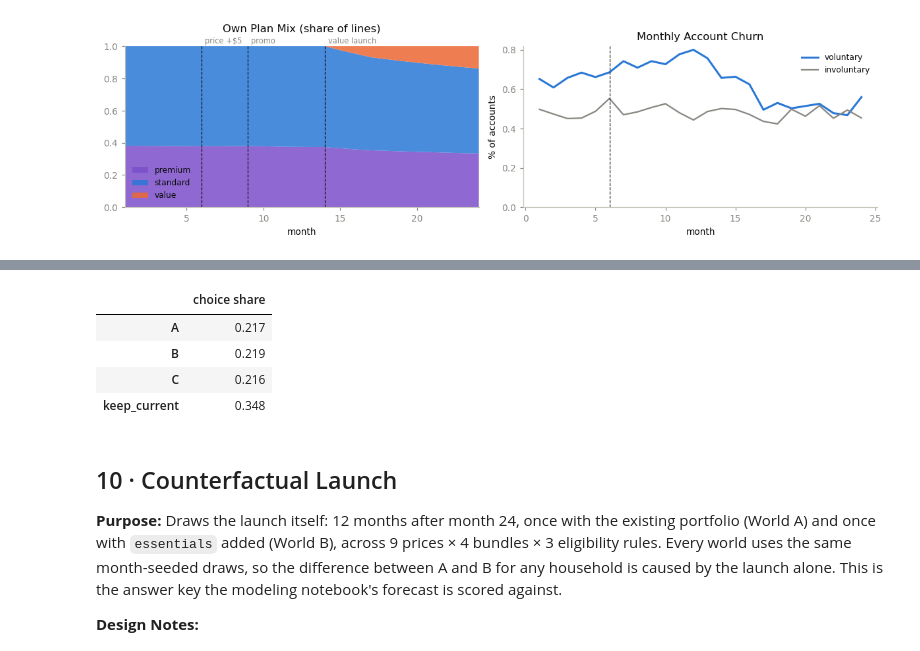
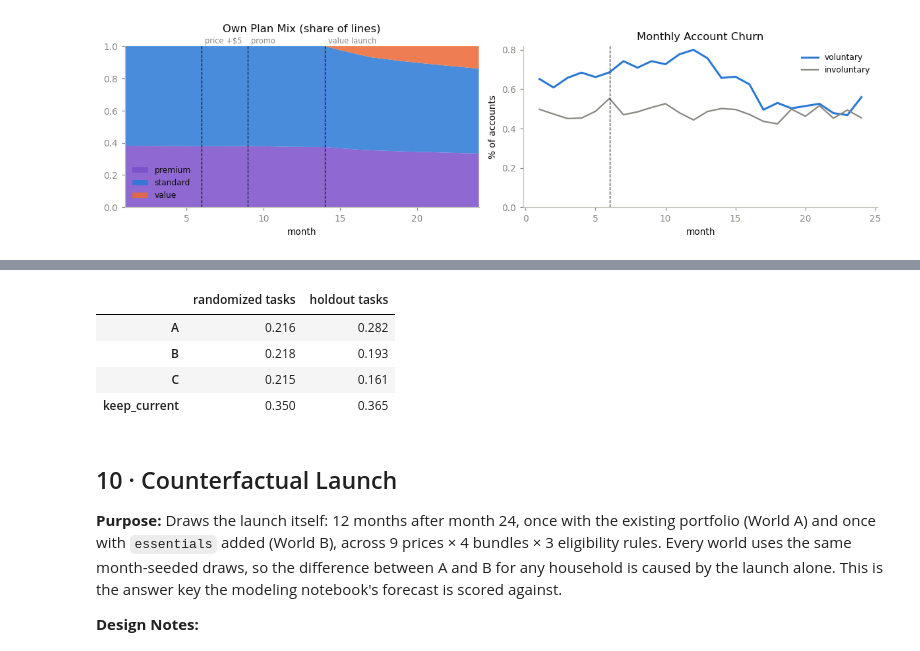
Before and after one commit to paforsey/data-science-portfolio, a Jupyter notebook: case-studies/rate-plan-cannibalization/data/00_generate_and_validate_data.ipynb, the cells around one changed output, grey strips where cells are left out. Cells and saved outputs as stored; diff of their text form; code cells hidden in the pictures.

```diff
--- a/case-studies/rate-plan-cannibalization/data/00_generate_and_validate_data.ipynb
+++ b/case-studies/rate-plan-cannibalization/data/00_generate_and_validate_data.ipynb
@@ -75,6 +75,12 @@ N_RESPONDENTS = 4_000
 NONCUSTOMER_SHARE = 0.25
 N_TASKS = 10
 N_PROFILES = 3
+CONJOINT_HOLDOUTS = [
+    # (price_per_line, data_gb, hotspot_gb, stream_tier, roaming_tier, perks_value)
+    [(45.0, 20.0, 0.0, 0, 0, 0.0), (70.0, 50.0, 15.0, 1, 1, 0.0), (95.0, np.inf, 50.0, 2, 2, 12.0)],
+    [(35.0, 10.0, 0.0, 0, 0, 0.0), (55.0, 20.0, 5.0, 1, 0, 0.0), (80.0, np.inf, 30.0, 1, 1, 8.0)],
+]
+N_HOLDOUT_TASKS = len(CONJOINT_HOLDOUTS)
 SP_PRICE_ATTENUATION = 0.70
 SP_SCALE = 0.75
 SP_KEEP_CURRENT_BIAS = -0.50
@@ -819,7 +826,7 @@ def simulate(state, throttled_prev, months, portfolio, record = False):
 
     state = state.copy()
     throttled_prev = throttled_prev.copy()
-    usage_rows, event_rows = [], []
+    usage_rows, event_rows, occasion_rows = [], [], []
     cum_margin = np.zeros(N_HOUSEHOLDS)
     first_essentials = np.zeros(N_HOUSEHOLDS, dtype = int)
     rows = np.arange(N_HOUSEHOLDS)
@@ -872,6 +879,12 @@ def simulate(state, throttled_prev, months, portfolio, record = False):
         else:
             chosen = np.array([], dtype = int)
 
+        if record:
+            occasion_rows.append({
+                'household_id': idx, 'month': np.full(len(idx), month), 'current': state[idx], 'chosen': chosen,
+                'price': p['price'][idx], 'available': p['available'][idx],
+            })
+
         new_state = state.copy()
         new_state[idx] = chosen
 
@@ -901,6 +914,7 @@ def simulate(state, throttled_prev, months, portfolio, record = False):
     if record:
         out['usage'] = pd.concat(usage_rows, ignore_index = True)
         out['events'] = pd.concat(event_rows, ignore_index = True)
+        out['occasions'] = {k: np.concatenate([o[k] for o in occasion_rows]) for k in occasion_rows[0]}
 
     return out
 
@@ -949,6 +963,7 @@ no_value = simulate(
 
 usage_panel = pd.concat([first_half['usage'], second_half['usage']], ignore_index = True)
 events_true = pd.concat([first_half['events'], second_half['events']], ignore_index = True)
+choice_occasions = {k: np.concatenate([first_half['occasions'][k], second_half['occasions'][k]]) for k in first_half['occasions']}
 state_m24 = second_half['state']
 throttled_m24 = second_half['throttled_prev']
 
@@ -1069,10 +1088,18 @@ def simulate_conjoint(state, price, rng):
         rng.choice(others, n_other, replace = False, p = weight[others] / weight[others].sum()),
     ]
 
-    hid = np.repeat(respondents, N_TASKS * N_PROFILES)
-    profiles = {k: rng.choice(v, size = len(hid)) for k, v in CONJOINT_LEVELS.items()}
-    profiles['stream_tier'] = profiles['stream_tier'].astype(float)
-    profiles['roaming_tier'] = profiles['roaming_tier'].astype(float)
+    n_resp = len(respondents)
+    n_all = N_TASKS + N_HOLDOUT_TASKS
+    holdouts = np.array(CONJOINT_HOLDOUTS, dtype = float)
+    profiles = {
+        k: np.concatenate([
+            rng.choice(levels, size = (n_resp, N_TASKS, N_PROFILES)).astype(float),
+            np.broadcast_to(holdouts[:, :, i], (n_resp, N_HOLDOUT_TASKS, N_PROFILES)),
+        ], axis = 1).ravel()
+        for i, (k, levels) in enumerate(CONJOINT_LEVELS.items())
+    }
+
+    hid = np.repeat(respondents, n_all * N_PROFILES)
     V_profiles = SP_SCALE * profile_utility(hid, profiles, SP_PRICE_ATTENUATION).reshape(-1, N_PROFILES)
 
     current = state[respondents]
@@ -1091,51 +1118,52 @@ def simulate_conjoint(state, price, rng):
         np.where(CARRIER[current] == 'outside', t['asc_outside'][respondents], 0.0) +
         0.5 * t['inertia'][respondents] + SP_KEEP_CURRENT_BIAS
     )
-    V_current = SP_SCALE * np.repeat(V_current, N_TASKS)
+    V_current = SP_SCALE * np.repeat(V_current, n_all)
 
     V = np.column_stack([V_profiles, V_current])
     chosen = (V + rng.gumbel(size = V.shape)).argmax(axis = 1)
 
-    n_tasks = len(respondents) * N_TASKS
     long = pd.DataFrame({
-        'respondent_id': np.repeat(respondents, N_TASKS * (N_PROFILES + 1)),
-        'task': np.tile(np.repeat(np.arange(1, N_TASKS + 1), N_PROFILES + 1), len(respondents)),
-        'option': np.tile(['A', 'B', 'C', 'keep_current'], n_tasks),
+        'respondent_id': np.repeat(respondents, n_all * (N_PROFILES + 1)),
+        'task': np.tile(np.repeat(np.arange(1, n_all + 1), N_PROFILES + 1), n_resp),
+        'option': np.tile(['A', 'B', 'C', 'keep_current'], n_resp * n_all),
     })
+    long['is_holdout'] = long['task'] > N_TASKS
     for k in CONJOINT_LEVELS:
-        stacked = np.column_stack([profiles[k].reshape(-1, N_PROFILES), np.repeat(current_features[k], N_TASKS)])
+        stacked = np.column_stack([profiles[k].reshape(-1, N_PROFILES), np.repeat(current_features[k], n_all)])
         long[k] = stacked.ravel()
     long['price_per_line'] = long['price_per_line'].round(2)
     long['chosen'] = (np.arange(N_PROFILES + 1)[None, :] == chosen[:, None]).ravel()
 
     h = households.set_index('household_id').loc[respondents]
     respondent_table = pd.DataFrame({
         'respondent_id': respondents,
         'is_customer': IS_OWN[current],
         'current_carrier': CARRIER[current],
         'current_plan': np.where(IS_OWN[current], np.array(ALTS)[current], CARRIER[current]),
         'lines': h['lines'].to_numpy(),
         'age_band': h['age_band'].to_numpy(),
         'zip_income_tier': h['zip_income_tier'].to_numpy(),
         'device_tier': h['device_tier'].to_numpy(),
         'market_id': h['market_id'].to_numpy(),
         'reported_gb_per_line': (np.exp(HH['usage_mu'][respondents]) * np.exp(rng.normal(-0.15, 0.45, size = len(respondents)))).round(1),
         'reported_intl_trips_per_year': rng.poisson(HH['intl_days_rate'][respondents] * 12 / 4),
     })
 
     return long, respondent_table
 
 conjoint, conjoint_respondents = simulate_conjoint(state_m24, history_portfolio(N_MONTHS, None)['price'], RNG)
 display(
-    conjoint[conjoint['chosen']].groupby('option').size().div(len(conjoint_respondents) * N_TASKS).round(3)
-        .to_frame('choice share').rename_axis(None)
+    conjoint[conjoint['chosen']].groupby(['is_holdout', 'option']).size()
+        .div(conjoint[conjoint['chosen']].groupby('is_holdout').size(), level = 'is_holdout').unstack('is_holdout').round(3)
+        .rename(columns = {False: 'randomized tasks', True: 'holdout tasks'}).rename_axis(None).rename_axis(None, axis = 1)
 )
 # %% [output]
-|  | choice share |
-| A | 0.217 |
-| B | 0.219 |
-| C | 0.216 |
-| keep_current | 0.348 |
+|  | randomized tasks | holdout tasks |
+| A | 0.216 | 0.282 |
+| B | 0.218 | 0.193 |
+| C | 0.215 | 0.161 |
+| keep_current | 0.350 | 0.365 |
 # %% [markdown]
 ## 10 · Counterfactual Launch
 
```
Also changed, not shown: parts of 9 cells of this notebook, 2 other files.
